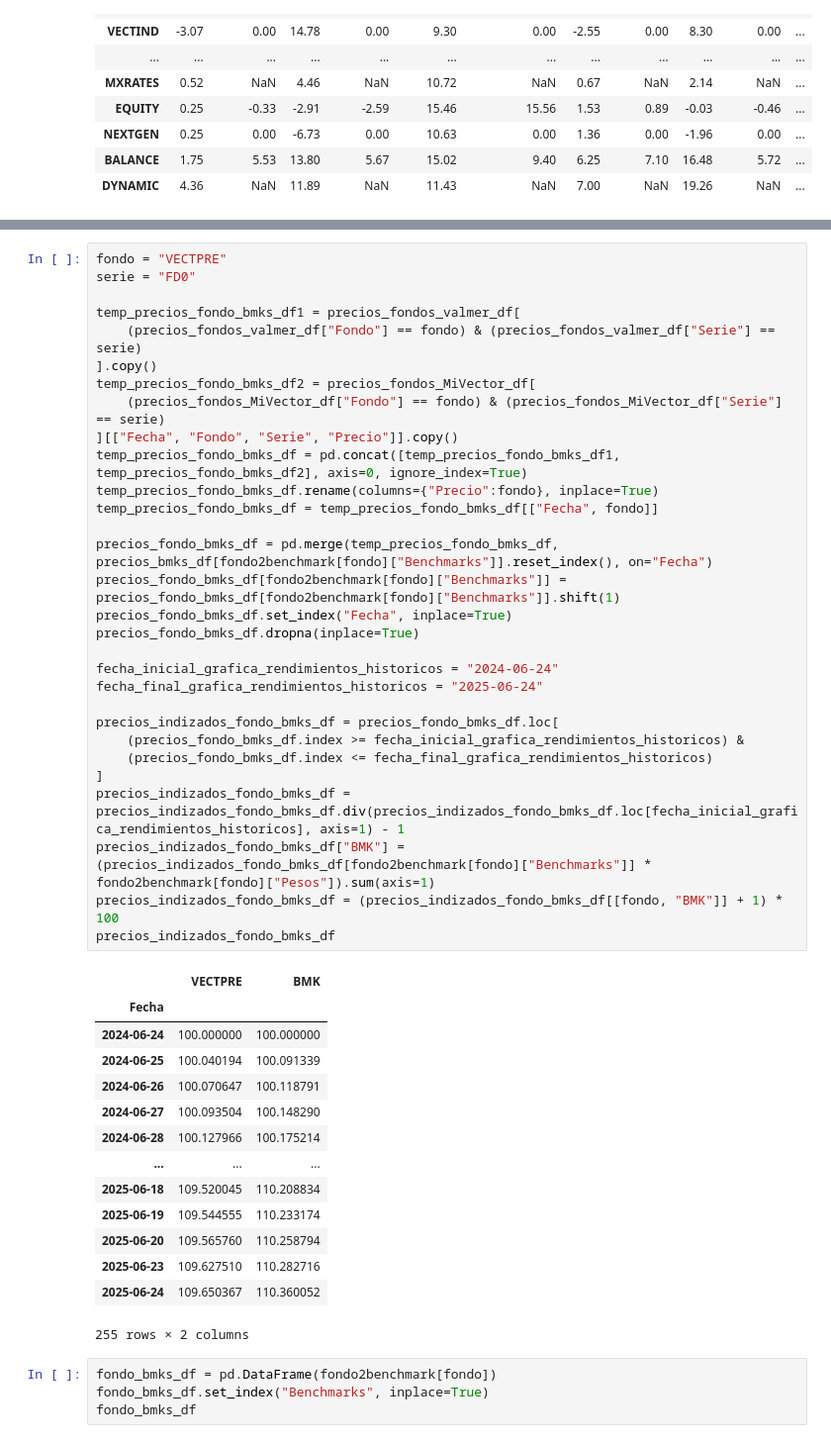
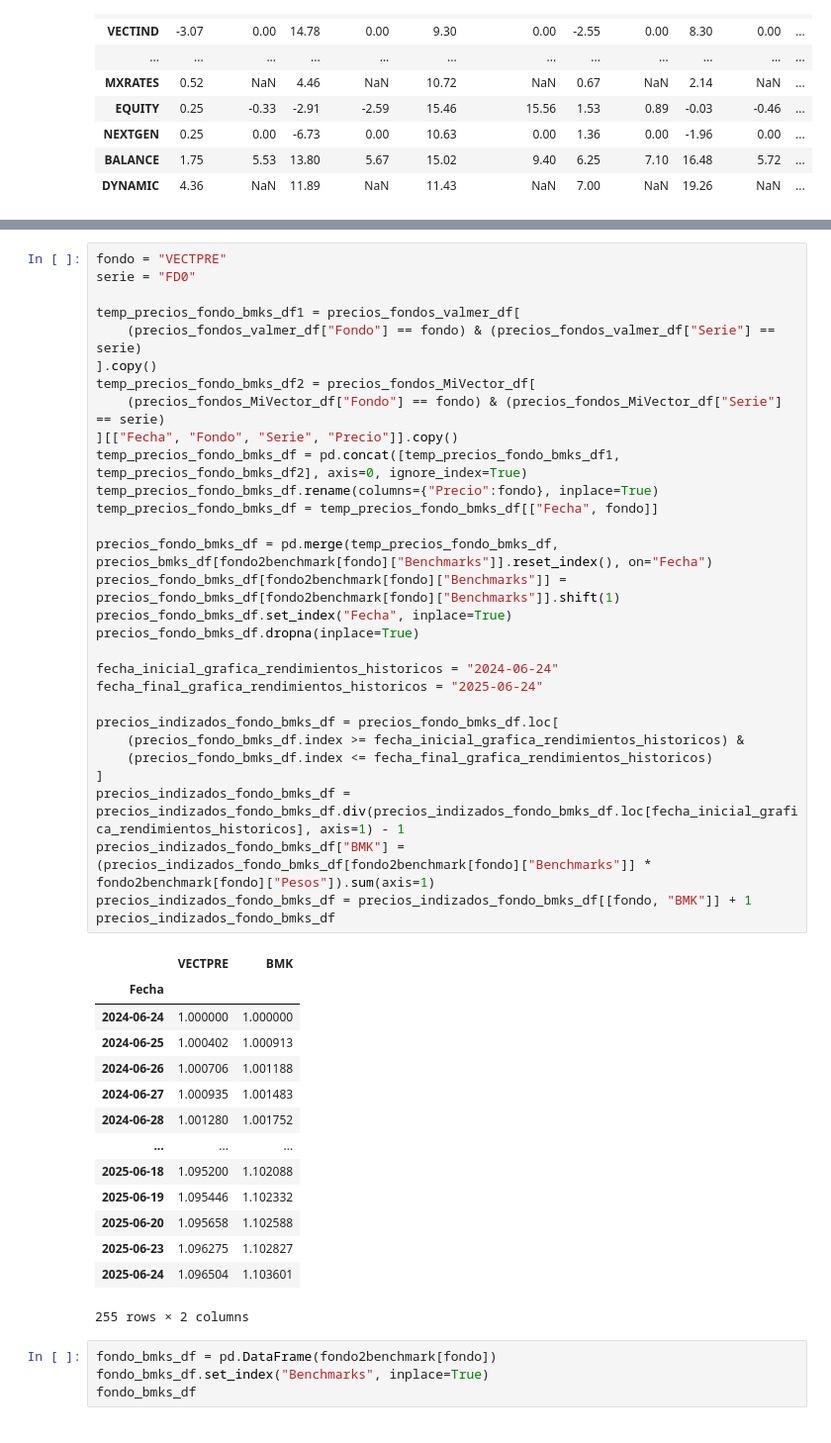
Before and after one commit to JAntonioAGR/TestStreamlit, a Jupyter notebook: test.ipynb, the cells around one changed output, grey strips where cells are left out. Shown: that part at 99% size. Cells and saved outputs as stored; diff of their text form.

```diff
--- a/test.ipynb
+++ b/test.ipynb
@@ -818,45 +818,45 @@ fondo = "VECTPRE"
 serie = "FD0"
 
 temp_precios_fondo_bmks_df1 = precios_fondos_valmer_df[
     (precios_fondos_valmer_df["Fondo"] == fondo) & (precios_fondos_valmer_df["Serie"] == serie)
 ].copy()
 temp_precios_fondo_bmks_df2 = precios_fondos_MiVector_df[
     (precios_fondos_MiVector_df["Fondo"] == fondo) & (precios_fondos_MiVector_df["Serie"] == serie)
 ][["Fecha", "Fondo", "Serie", "Precio"]].copy()
 temp_precios_fondo_bmks_df = pd.concat([temp_precios_fondo_bmks_df1, temp_precios_fondo_bmks_df2], axis=0, ignore_index=True)
 temp_precios_fondo_bmks_df.rename(columns={"Precio":fondo}, inplace=True)
 temp_precios_fondo_bmks_df = temp_precios_fondo_bmks_df[["Fecha", fondo]]
 
 precios_fondo_bmks_df = pd.merge(temp_precios_fondo_bmks_df, precios_bmks_df[fondo2benchmark[fondo]["Benchmarks"]].reset_index(), on="Fecha")
 precios_fondo_bmks_df[fondo2benchmark[fondo]["Benchmarks"]] = precios_fondo_bmks_df[fondo2benchmark[fondo]["Benchmarks"]].shift(1)
 precios_fondo_bmks_df.set_index("Fecha", inplace=True)
 precios_fondo_bmks_df.dropna(inplace=True)
 
 fecha_inicial_grafica_rendimientos_historicos = "2024-06-24"
 fecha_final_grafica_rendimientos_historicos = "2025-06-24"
 
 precios_indizados_fondo_bmks_df = precios_fondo_bmks_df.loc[
     (precios_fondo_bmks_df.index >= fecha_inicial_grafica_rendimientos_historicos) &
     (precios_fondo_bmks_df.index <= fecha_final_grafica_rendimientos_historicos)
 ]
 precios_indizados_fondo_bmks_df = precios_indizados_fondo_bmks_df.div(precios_indizados_fondo_bmks_df.loc[fecha_inicial_grafica_rendimientos_historicos], axis=1) - 1
 precios_indizados_fondo_bmks_df["BMK"] = (precios_indizados_fondo_bmks_df[fondo2benchmark[fondo]["Benchmarks"]] * fondo2benchmark[fondo]["Pesos"]).sum(axis=1)
-precios_indizados_fondo_bmks_df = (precios_indizados_fondo_bmks_df[[fondo, "BMK"]] + 1) * 100
+precios_indizados_fondo_bmks_df = precios_indizados_fondo_bmks_df[[fondo, "BMK"]] + 1
 precios_indizados_fondo_bmks_df
 # %% [output]
 |  | VECTPRE | BMK |
 | Fecha |  |  |
-| 2024-06-24 | 100.000000 | 100.000000 |
-| 2024-06-25 | 100.040194 | 100.091339 |
-| 2024-06-26 | 100.070647 | 100.118791 |
-| 2024-06-27 | 100.093504 | 100.148290 |
-| 2024-06-28 | 100.127966 | 100.175214 |
+| 2024-06-24 | 1.000000 | 1.000000 |
+| 2024-06-25 | 1.000402 | 1.000913 |
+| 2024-06-26 | 1.000706 | 1.001188 |
+| 2024-06-27 | 1.000935 | 1.001483 |
+| 2024-06-28 | 1.001280 | 1.001752 |
 | ... | ... | ... |
-| 2025-06-18 | 109.520045 | 110.208834 |
-| 2025-06-19 | 109.544555 | 110.233174 |
-| 2025-06-20 | 109.565760 | 110.258794 |
-| 2025-06-23 | 109.627510 | 110.282716 |
-| 2025-06-24 | 109.650367 | 110.360052 |
+| 2025-06-18 | 1.095200 | 1.102088 |
+| 2025-06-19 | 1.095446 | 1.102332 |
+| 2025-06-20 | 1.095658 | 1.102588 |
+| 2025-06-23 | 1.096275 | 1.102827 |
+| 2025-06-24 | 1.096504 | 1.103601 |
 255 rows × 2 columns
 # %%
 fondo_bmks_df = pd.DataFrame(fondo2benchmark[fondo])
```
Also changed, not shown: parts of 1 cell of this notebook, 2 other files.
